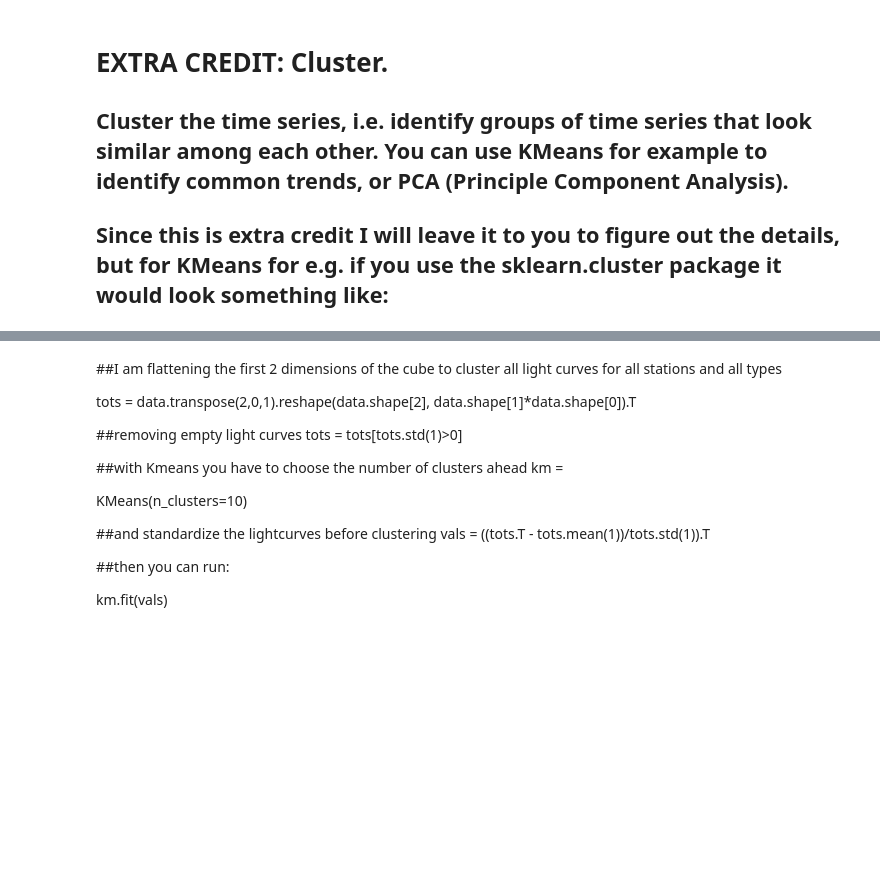
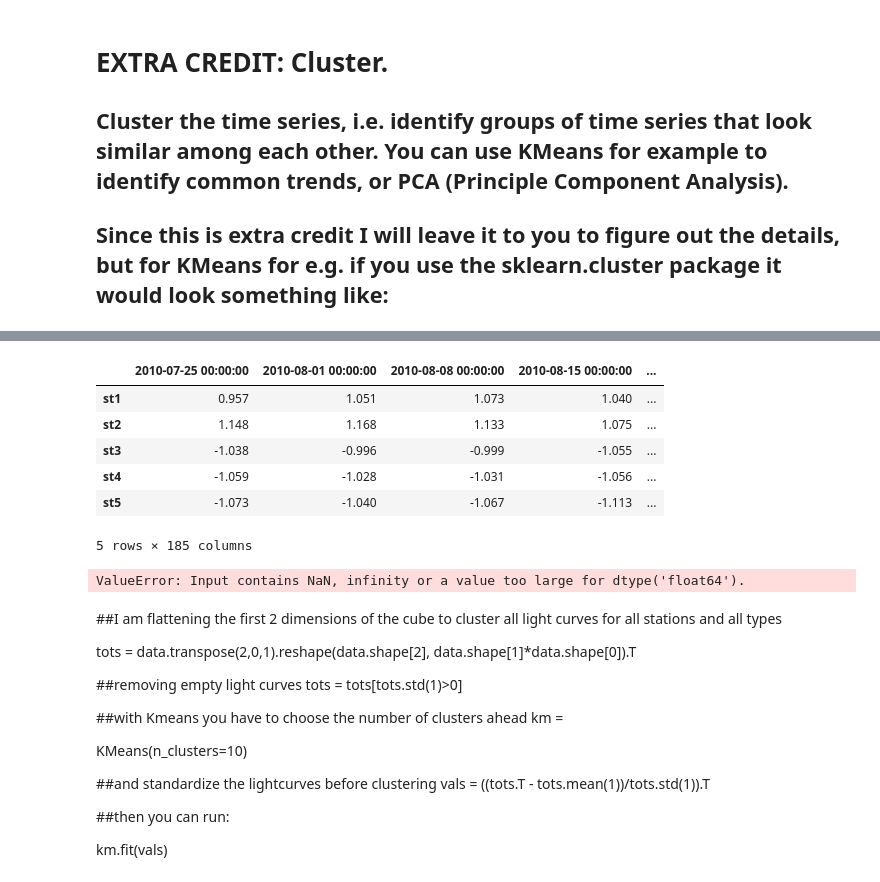
Before and after one commit to Casyfill/PUI2015_Philipp, a Jupyter notebook: HW6/subway_timeseries_Kats.ipynb, the cells around one changed output, grey strips where cells are left out. Cells and saved outputs as stored; diff of their text form; code cells hidden in the pictures; blank space fills up the shorter version.

Commit message:
kmeans attempt

```diff
--- a/HW6/subway_timeseries_Kats.ipynb
+++ b/HW6/subway_timeseries_Kats.ipynb
@@ -405,0 +425,26 @@ Name: period, dtype: int64
+# %%
+sts = pd.rolling_mean(dp_stN, 10).transpose().ix[:, 9:]
+sts.head(5)
+# %% [output]
+|  | 2010-07-25 00:00:00 | 2010-08-01 00:00:00 | 2010-08-08 00:00:00 | 2010-08-15 00:00:00 | ... |
+| st1 | 0.957 | 1.051 | 1.073 | 1.040 | ... |
+| st2 | 1.148 | 1.168 | 1.133 | 1.075 | ... |
+| st3 | -1.038 | -0.996 | -0.999 | -1.055 | ... |
+| st4 | -1.059 | -1.028 | -1.031 | -1.056 | ... |
+| st5 | -1.073 | -1.040 | -1.067 | -1.113 | ... |
+5 rows × 185 columns
+# %%
+np.random.seed(5)
+
+estimators = {'k_means_mta_3': KMeans(n_clusters=3),
+              'k_means_mta_8': KMeans(n_clusters=8),
+              'k_means_mta_bad_init': KMeans(n_clusters=3, n_init=1,
+                                              init='random')}
+
+fignum = 1
+labels = {}
+for name, est in estimators.items():
+    est.fit(sts)
+    labels[name] = est.labels_
+# %% [output]
+ValueError: Input contains NaN, infinity or a value too large for dtype('float64').
```
Also changed, not shown: parts of 11 cells of this notebook.
